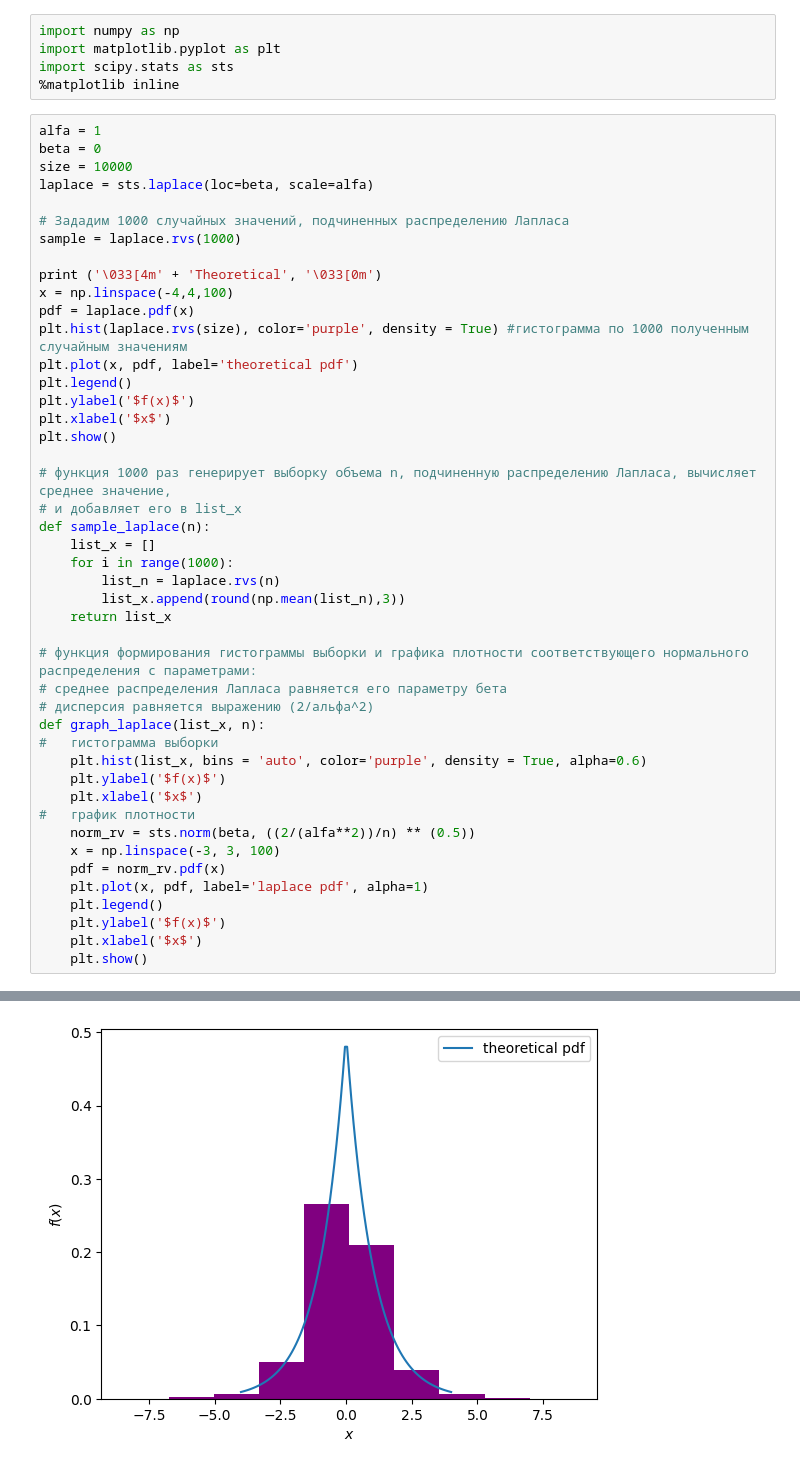
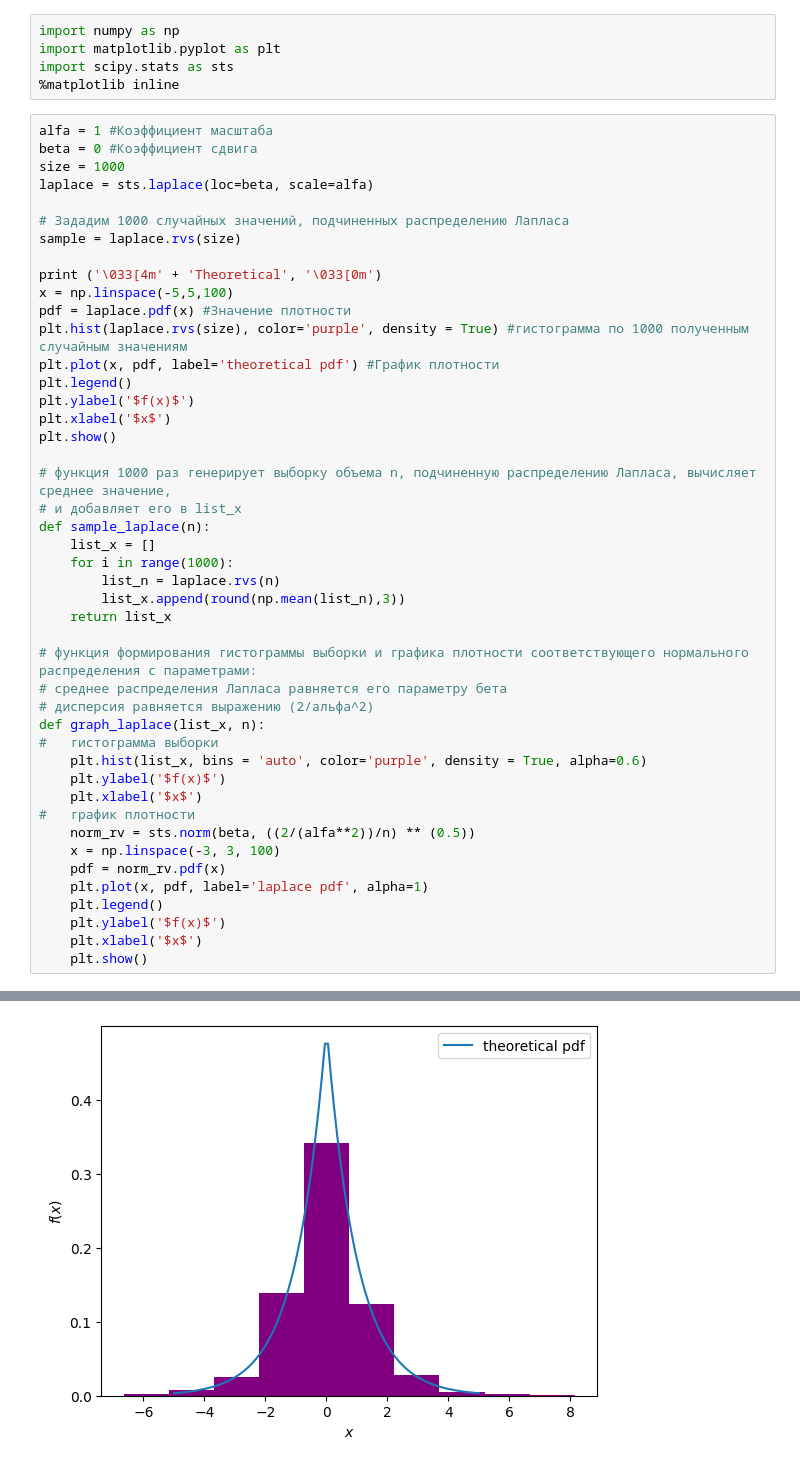
Before and after one commit to LezhninaYu/Polytech_tasks, a Jupyter notebook: LR1.ipynb, the cells around one changed output, grey strips where cells are left out. Drawn from its saved outputs; the diff is of its cells as text.

```diff
--- a/LR1.ipynb
+++ b/LR1.ipynb
@@ -7,53 +7,53 @@ import matplotlib.pyplot as plt
 import scipy.stats as sts
 %matplotlib inline
 # %%
-alfa = 1
-beta = 0
-size = 10000
+alfa = 1 #Коэффициент масштаба
+beta = 0 #Коэффициент сдвига
+size = 1000
 laplace = sts.laplace(loc=beta, scale=alfa)
 
 # Зададим 1000 случайных значений, подчиненных распределению Лапласа
-sample = laplace.rvs(1000)
+sample = laplace.rvs(size)
 
 print ('\033[4m' + 'Theoretical', '\033[0m')
-x = np.linspace(-4,4,100)
-pdf = laplace.pdf(x)
+x = np.linspace(-5,5,100)
+pdf = laplace.pdf(x) #Значение плотности
 plt.hist(laplace.rvs(size), color='purple', density = True) #гистограмма по 1000 полученным случайным значениям
-plt.plot(x, pdf, label='theoretical pdf')
+plt.plot(x, pdf, label='theoretical pdf') #График плотности
 plt.legend()
 plt.ylabel('$f(x)$')
 plt.xlabel('$x$')
 plt.show()
 
 # функция 1000 раз генерирует выборку объема n, подчиненную распределению Лапласа, вычисляет среднее значение,
 # и добавляет его в list_x
 def sample_laplace(n):
     list_x = []
     for i in range(1000):
         list_n = laplace.rvs(n)
         list_x.append(round(np.mean(list_n),3))
     return list_x
 
 # функция формирования гистограммы выборки и графика плотности соответствующего нормального распределения с параметрами:
 # среднее распределения Лапласа равняется его параметру бета
 # дисперсия равняется выражению (2/альфа^2)
 def graph_laplace(list_x, n):
 #   гистограмма выборки
     plt.hist(list_x, bins = 'auto', color='purple', density = True, alpha=0.6)
     plt.ylabel('$f(x)$')
     plt.xlabel('$x$')
 #   график плотности
     norm_rv = sts.norm(beta, ((2/(alfa**2))/n) ** (0.5))
     x = np.linspace(-3, 3, 100)
     pdf = norm_rv.pdf(x)
     plt.plot(x, pdf, label='laplace pdf', alpha=1)
     plt.legend()
     plt.ylabel('$f(x)$')
     plt.xlabel('$x$')
     plt.show()
 # %% [output]
 Theoretical
-[figure, old version]
+[figure, new version]
 # %%
 #Определим объем выборок:
 choice = (5,10,100,1000)
```
Also changed, not shown: parts of 1 cell of this notebook.
